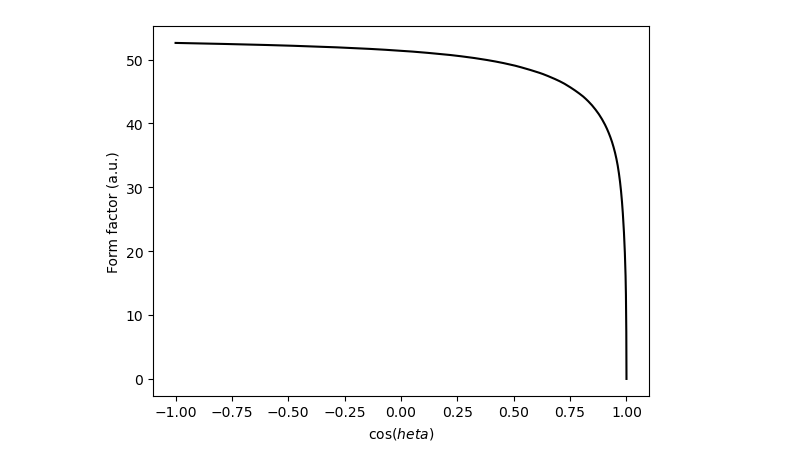
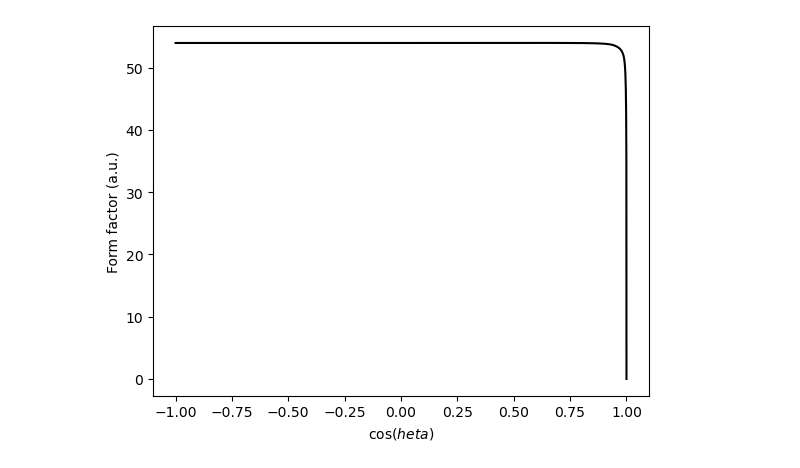
Before and after one commit to acolijn/G4FastSim, a Jupyter notebook: notebook/xsec_plot.ipynb, the cells around one changed output. Cells and saved outputs as stored; diff of their text form; code cells hidden in the pictures.

```diff
--- a/notebook/xsec_plot.ipynb
+++ b/notebook/xsec_plot.ipynb
@@ -3,12 +3,13 @@ import numpy as np
 import matplotlib.pyplot as plt
 import uproot
 # %%
-gp = uproot.open("../build/G4FastSim.root:xsec")
+gp = uproot.open("../build/G4FastSim.root:diff_xsec")
 # %%
 cost=gp["cost"].array()
-form=gp["form"].array()
+ff=gp["ff"].array()
 mat=gp["mat"].array()
-dsig=gp["dsig"].array()
+kn=gp["kn"].array()
+z=gp["Z"].array()
 
 # print unique values from mat array
 print(np.unique(mat))
@@ -17,15 +18,15 @@ print(np.unique(mat))
 # %%
 def plot_klein_nishina(material):
     cut = (mat == material)
-    plt.plot(cost[cut],dsig[cut]*54, linestyle='-', color="black")
-    plt.plot(cost[cut],dsig[cut]*form[cut], linestyle='--', color="blue")
+    plt.plot(cost[cut],kn[cut]*z[cut], linestyle='-', color="black")
+    plt.plot(cost[cut],kn[cut]*ff[cut], linestyle='--', color="blue")
 
     plt.xlabel("cos($\\theta$)")
     plt.ylabel("d$\sigma$/d$\Omega$ (a.u.)")
 
 def plot_form(material):
     cut = (mat == material)
-    plt.plot(cost[cut],form[cut], color="black")
+    plt.plot(cost[cut],ff[cut], color="black")
 
     plt.xlabel("cos($\theta$)")
     plt.ylabel("Form factor (a.u.)")
@@ -36,7 +39,7 @@ plot_klein_nishina("LXe")
 # %%
-plot_form("LXe")
+plot_form("Xe")
 # %% [output]
-[figure, old version]
+[figure, new version]
 # %%
 cut = (mat == "LXe") & (proc == "att")
 ec = e[cut]
```
Also changed, not shown: parts of 3 cells of this notebook, 9 other files.
